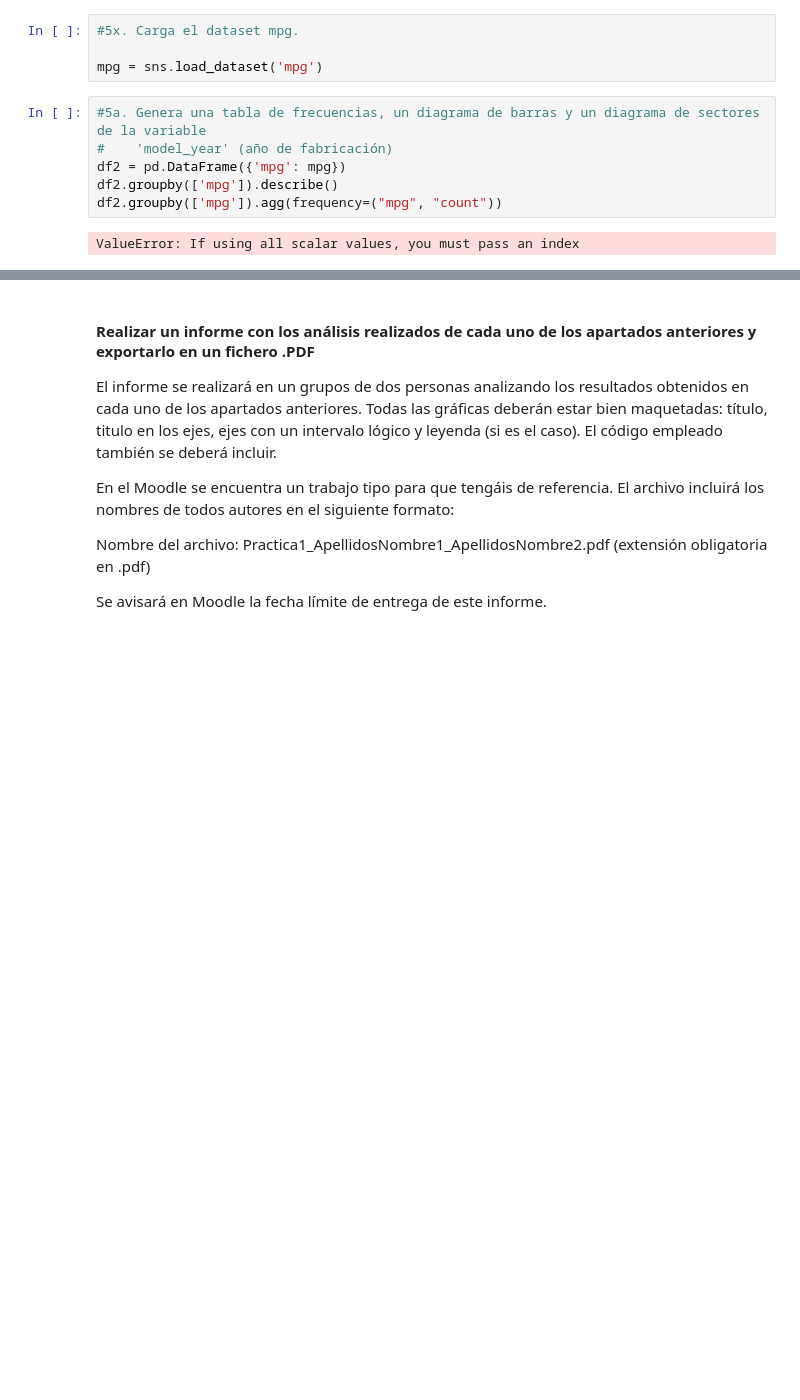
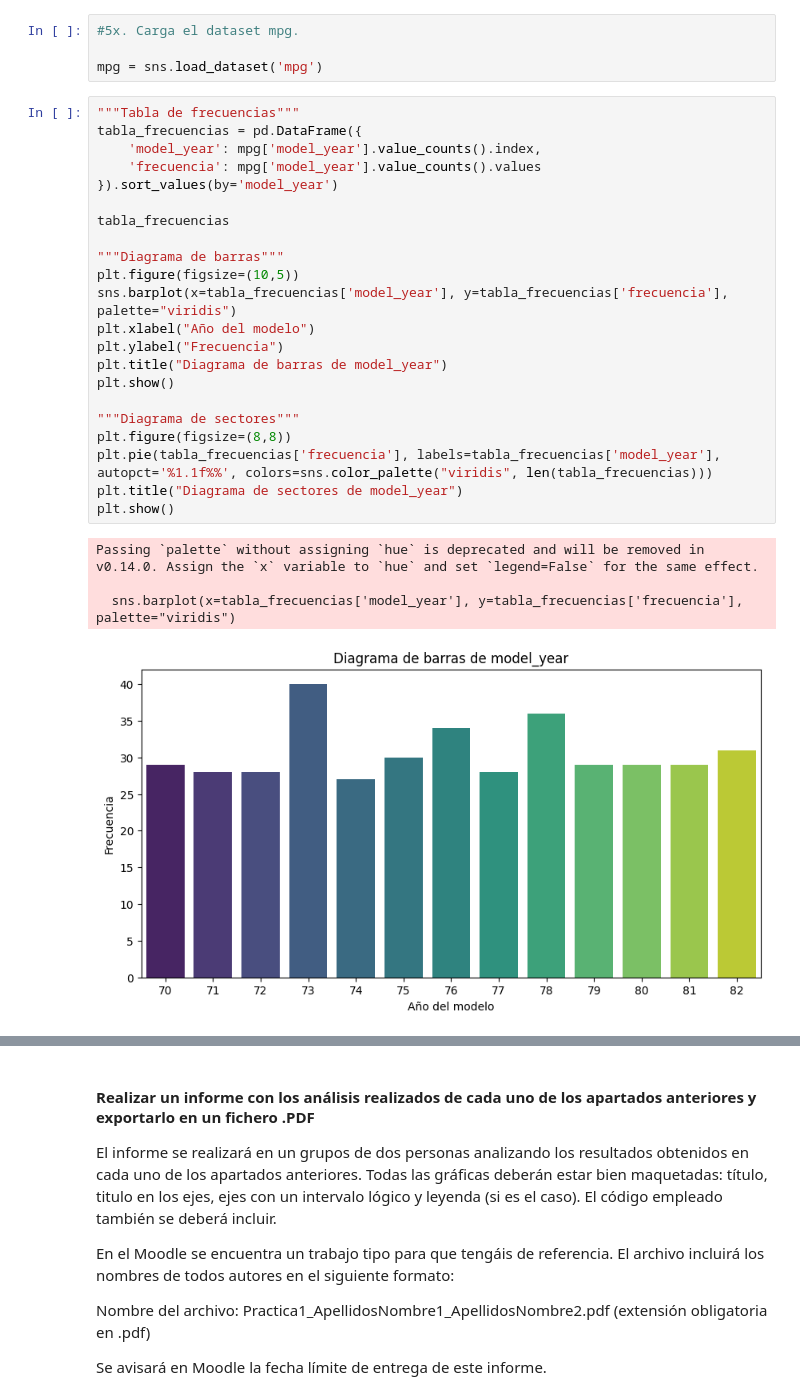
Before and after one commit to rocconeto/code_uni, a Jupyter notebook: CPE/P1/Practica1_GestionDatos_EstUnivariante.ipynb, the cells around one changed output, grey strips where cells are left out. Drawn from its saved outputs; the diff is of its cells as text; blank space fills up the shorter version.

```diff
--- a/CPE/P1/Practica1_GestionDatos_EstUnivariante.ipynb
+++ b/CPE/P1/Practica1_GestionDatos_EstUnivariante.ipynb
@@ -241,10 +237,29 @@ array([<AxesSubplot:title={'center':'Hombre'}>,
 
 mpg = sns.load_dataset('mpg')
 # %%
-#5a. Genera una tabla de frecuencias, un diagrama de barras y un diagrama de sectores de la variable
-#    'model_year' (año de fabricación)
-df2 = pd.DataFrame({'mpg': mpg})
-df2.groupby(['mpg']).describe()
-df2.groupby(['mpg']).agg(frequency=("mpg", "count"))
+"""Tabla de frecuencias"""
+tabla_frecuencias = pd.DataFrame({
+    'model_year': mpg['model_year'].value_counts().index,
+    'frecuencia': mpg['model_year'].value_counts().values
+}).sort_values(by='model_year')
+
+tabla_frecuencias
+
+"""Diagrama de barras"""
+plt.figure(figsize=(10,5))
+sns.barplot(x=tabla_frecuencias['model_year'], y=tabla_frecuencias['frecuencia'], palette="viridis")
+plt.xlabel("Año del modelo")
+plt.ylabel("Frecuencia")
+plt.title("Diagrama de barras de model_year")
+plt.show()
+
+"""Diagrama de sectores"""
+plt.figure(figsize=(8,8))
+plt.pie(tabla_frecuencias['frecuencia'], labels=tabla_frecuencias['model_year'], autopct='%1.1f%%', colors=sns.color_palette("viridis", len(tabla_frecuencias)))
+plt.title("Diagrama de sectores de model_year")
+plt.show()
 # %% [output]
-ValueError: If using all scalar values, you must pass an index
+Passing `palette` without assigning `hue` is deprecated and will be removed in v0.14.0. Assign the `x` variable to `hue` and set `legend=False` for the same effect.
+
+  sns.barplot(x=tabla_frecuencias['model_year'], y=tabla_frecuencias['frecuencia'], palette="viridis")
+[figure, added]
```
Also changed, not shown: parts of 12 cells of this notebook, 1 other file.
